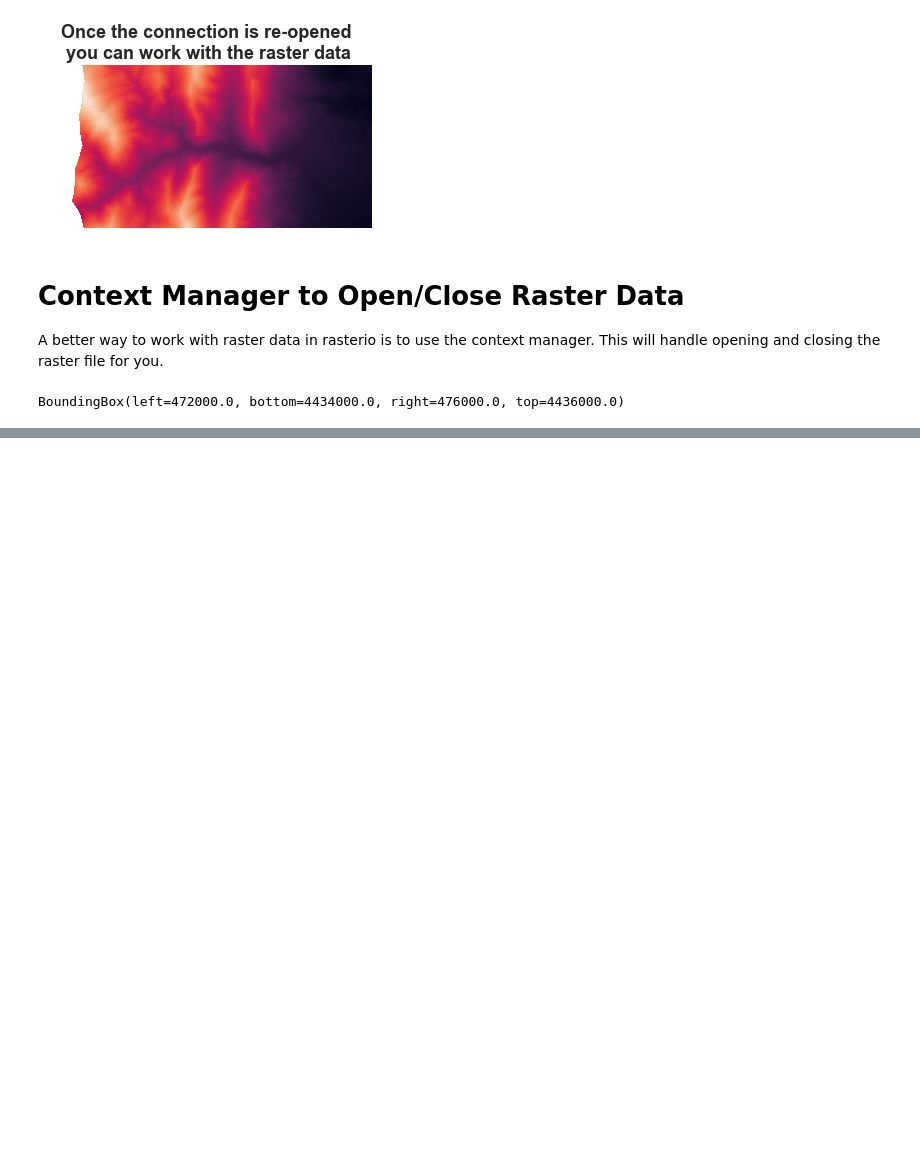
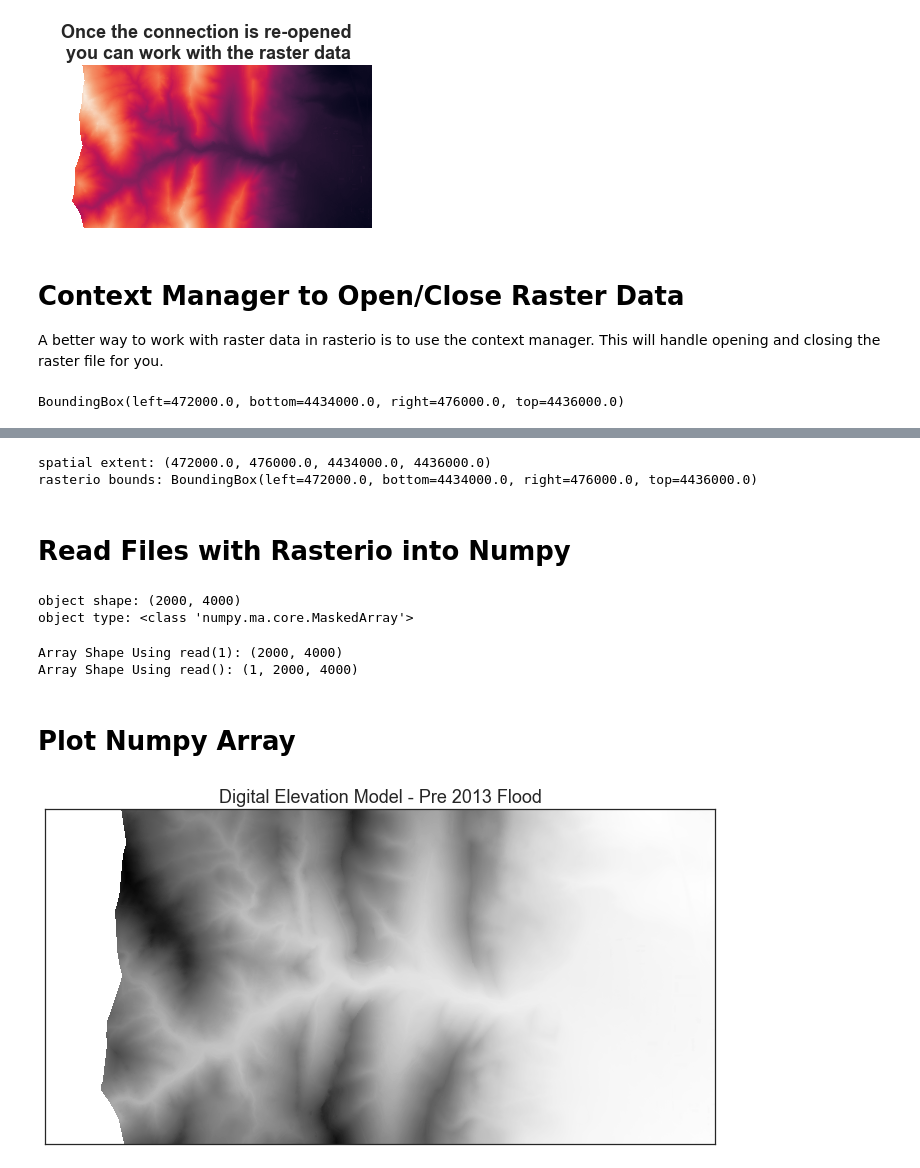
Before and after one commit to SeriousHyena/Colorado_Flood_geotif_Lesson, a Jupyter notebook: Colorado_Flood_data.ipynb, the cells around one changed output, grey strips where cells are left out. Saved outputs shown, nothing was run; the diff lists cells and outputs as text; code cells hidden in the pictures; blank space fills up the shorter version.

```diff
--- a/Colorado_Flood_data.ipynb
+++ b/Colorado_Flood_data.ipynb
@@ -79,0 +97,65 @@ BoundingBox(left=472000.0, bottom=4434000.0, right=476000.0, top=4436000.0)
+# %%
+with rio.open('data/colorado-flood/spatial/boulder-leehill-rd/pre-flood/lidar/pre_DTM.tif') as src:
+    # Convert / read the data into a numpy array:
+    lidar_dem_im = src.read()
+    # Create a spatial extent object using rio.plot.plotting
+    spatial_extent = rio.plot.plotting_extent(src)
+    # Get bounds of object
+    bounds = src.bounds
+# %%
+# This is the format that matplotlib wants
+print("spatial extent:", spatial_extent)
+# This is the format that rasterio provides with the bounds attribute
+print("rasterio bounds:", bounds)
+
+## spatial extent: (472000.0, 476000.0, 4434000.0, 4436000.0)
+## rasterio bounds: BoundingBox(left=472000.0, bottom=4434000.0, right=476000.0, top=4436000.0)
+# %% [output]
+spatial extent: (472000.0, 476000.0, 4434000.0, 4436000.0)
+rasterio bounds: BoundingBox(left=472000.0, bottom=4434000.0, right=476000.0, top=4436000.0)
+# %% [markdown]
+# Read Files with Rasterio into Numpy
+# %%
+with rio.open('data/colorado-flood/spatial/boulder-leehill-rd/pre-flood/lidar/pre_DTM.tif') as src:
+    # convert / read the data into a numpy array: masked= True turns `nodata` values to nan
+    lidar_dem_im = src.read(1, masked=True)
+    # create a spatial extent object using rio.plot.plotting
+    spatial_extent = rio.plot.plotting_extent(src)
+
+print("object shape:", lidar_dem_im.shape)
+print("object type:", type(lidar_dem_im))
+
+## object shape: (2000, 4000)
+## object type: <class 'numpy.ma.core.MaskedArray'>
+# %% [output]
+object shape: (2000, 4000)
+object type: <class 'numpy.ma.core.MaskedArray'>
+# %%
+with rio.open('data/colorado-flood/spatial/boulder-leehill-rd/pre-flood/lidar/pre_DTM.tif') as src:
+    # Convert / read the data into a numpy array:
+    lidar_dem_im2 = src.read(1)
+
+with rio.open('data/colorado-flood/spatial/boulder-leehill-rd/pre-flood/lidar/pre_DTM.tif') as src:
+    # Convert / read the data into a numpy array:
+    lidar_dem_im3 = src.read()
+
+print("Array Shape Using read(1):", lidar_dem_im2.shape)
+# Notice that without the (1), your numpy array has a third dimension
+print("Array Shape Using read():", lidar_dem_im3.shape)
+
+## Array Shape Using read(1): (2000, 4000)
+## Array Shape Using read(): (1, 2000, 4000)
+# %% [output]
+Array Shape Using read(1): (2000, 4000)
+Array Shape Using read(): (1, 2000, 4000)
+# %% [markdown]
+# Plot Numpy Array
+# %%
+ep.plot_bands(lidar_dem_im,
+              cmap='Greys',
+              extent=spatial_extent,
+              title="Digital Elevation Model - Pre 2013 Flood",
+              cbar=False)
+plt.show()
+# %% [output]
+[figure, added]
```
Also changed, not shown: parts of 4 cells of this notebook.
